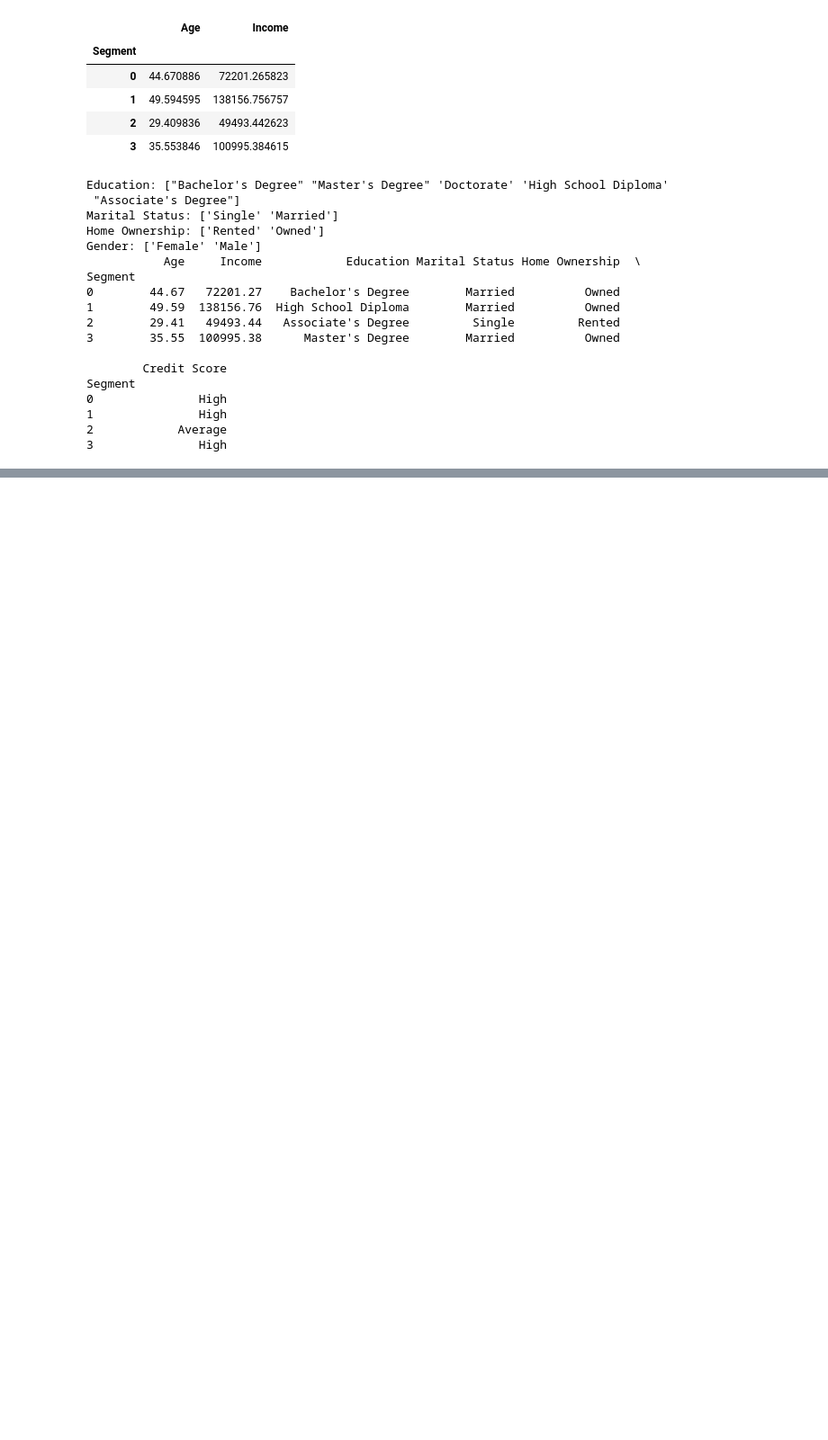
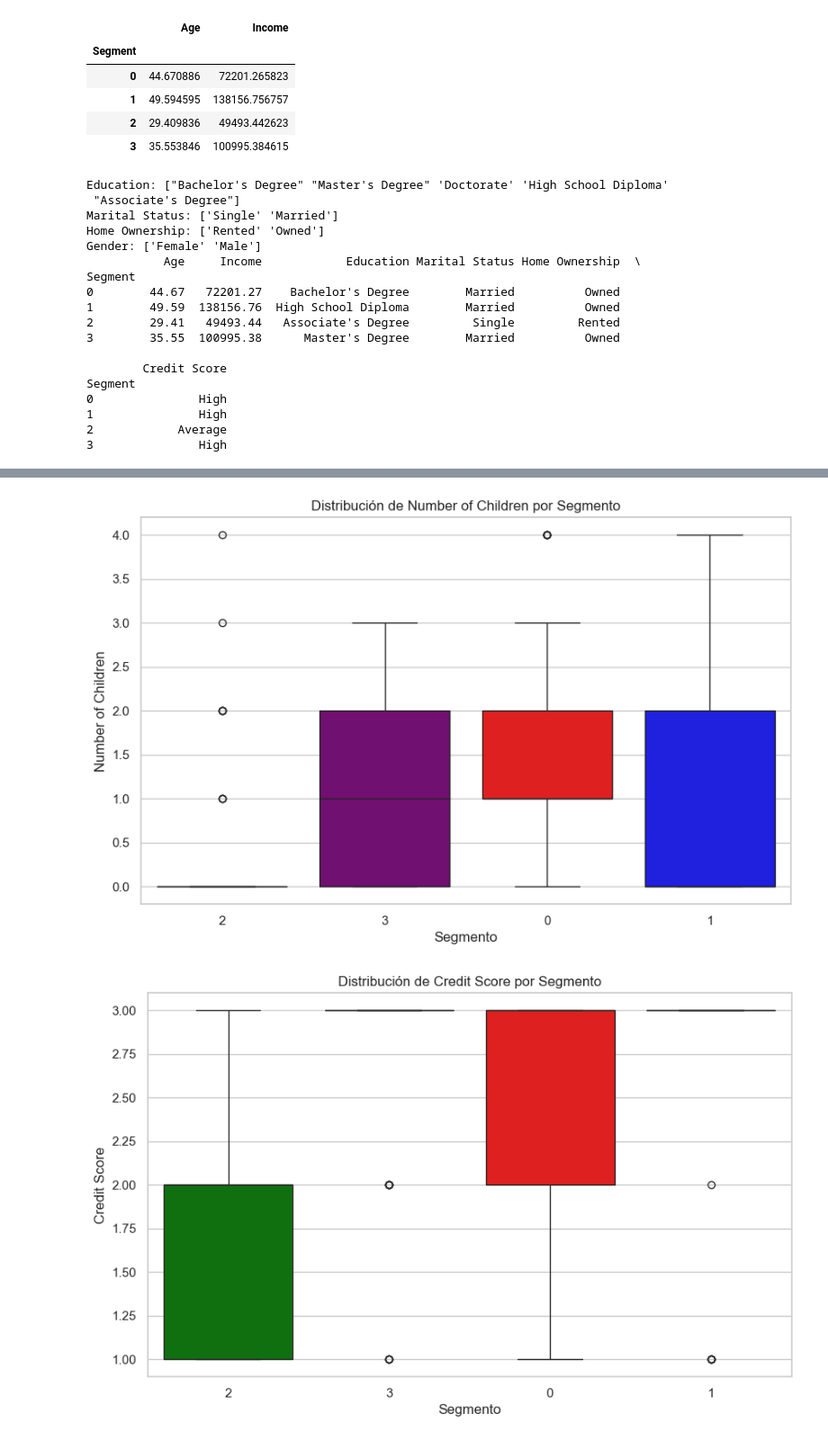
Before and after one commit to rinconMariugenia/Credit-Risk-Insights, a Jupyter notebook: notebooks/EDA_Kmeans.ipynb, the cells around one changed output, grey strips where cells are left out. Shown at 90% size. Saved outputs shown, nothing was run; the diff lists cells and outputs as text; code cells hidden in the pictures; blank space fills up the shorter version.

```diff
--- a/notebooks/EDA_Kmeans.ipynb
+++ b/notebooks/EDA_Kmeans.ipynb
@@ -387,0 +360,33 @@ sns.swarmplot(data=df, x='Credit Score', y='Customer Tenure', hue='DeepSegment',
+# %%
+# --- 3. Box Plots (Numerical vs. Segment) ---
+numerical_vars = ['Number of Children', 'Credit Score', 'Customer Tenure']
+
+# Convert the 'Segment' column to string type to match the dictionary keys
+df['Segment'] = df['Segment'].astype(str)
+
+# Define segment colors with string keys
+segment_colors = {'0': 'red', '1': 'blue', '2': 'green', '3': 'purple'}
+
+# Credit score mapping
+credit_score_mapping = {'Low': 1, 'Average': 2, 'High': 3}
+df['Credit Score_Numeric'] = df['Credit Score'].map(credit_score_mapping)
+
+# Numerical variables for box plots
+numerical_vars = ['Number of Children', 'Credit Score', 'Customer Tenure']
+
+# Generate box plots
+for col in numerical_vars:
+    plt.figure(figsize=(10, 6))
+    if col == 'Credit Score':
+        sns.boxplot(x='Segment', y='Credit Score_Numeric', data=df, hue='Segment', palette=segment_colors, legend=False)
+        plt.ylabel('Credit Score (Numeric)')
+    else:
+        # Applied the fix here: added hue='Segment' and legend=False
+        sns.boxplot(x='Segment', y=col, data=df, hue='Segment', palette=segment_colors, legend=False)
+    plt.title(f'Distribución de {col} por Segmento')
+    plt.xlabel('Segmento')
+    plt.ylabel(col)
+    plt.show()
+# %% [output]
+[figure, added]
+[figure, added]
```
Also changed, not shown: parts of 23 cells of this notebook.
